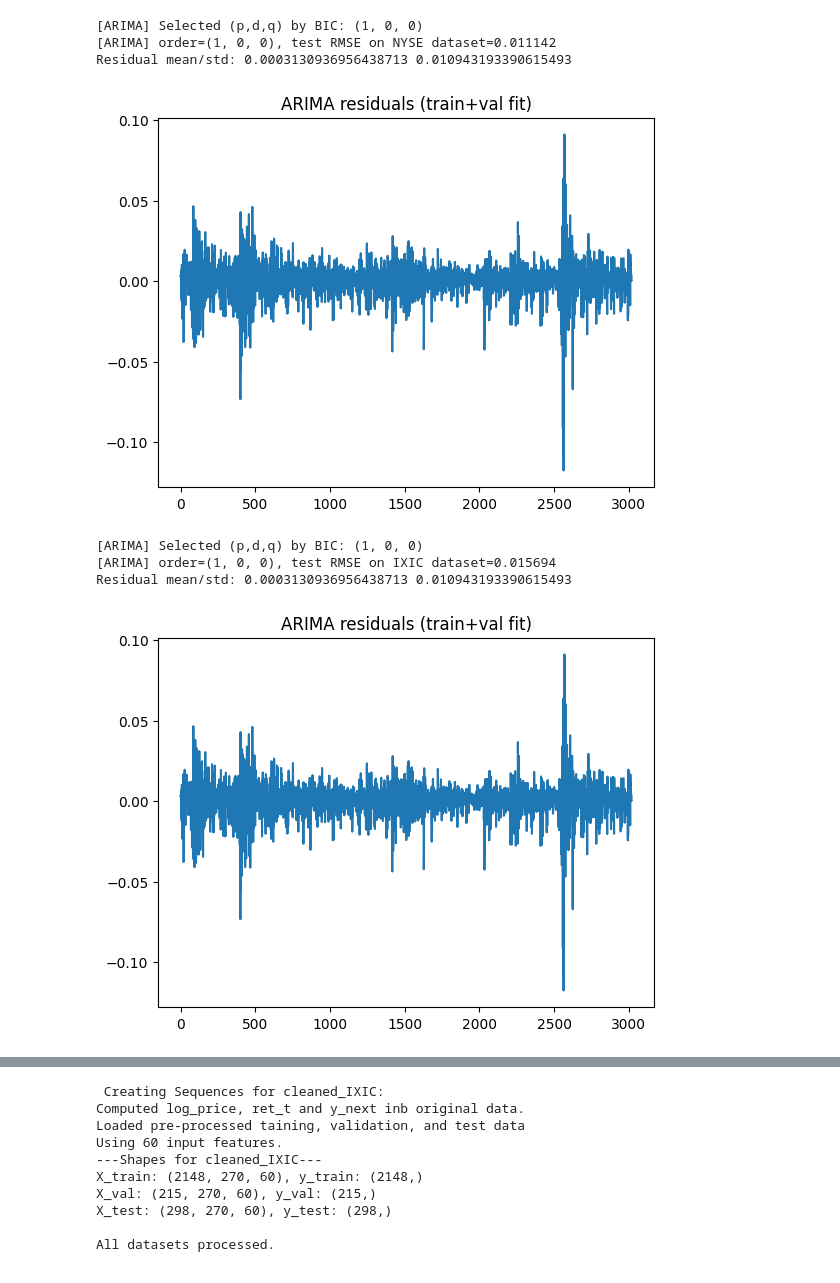
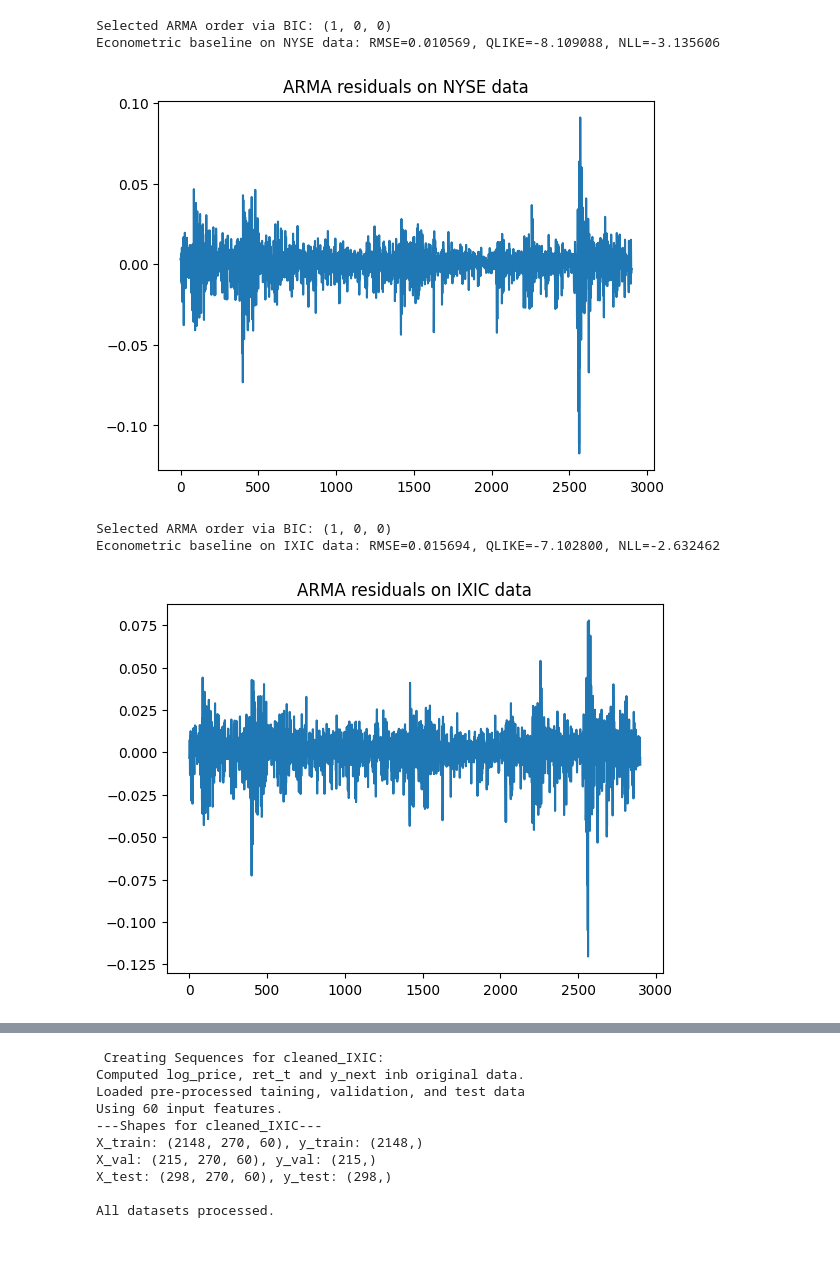
Before and after one commit to micyiucm/Prob-Mamba, a Jupyter notebook: Notebooks/experiments.ipynb, the cells around one changed output, grey strips where cells are left out. Saved outputs shown, nothing was run; the diff lists cells and outputs as text; code cells hidden in the pictures.

Commit message:
Econometrics baseline experiments complete

```diff
--- a/Notebooks/experiments.ipynb
+++ b/Notebooks/experiments.ipynb
@@ -117,31 +41,57 @@ def arima_fit_forecast(train_df, val_df, test_df, target_col='y_next',
 # %%
-# ARIMA on NYSE data
-train_df = feather.read_feather(data_dir / "cleaned_NYSE_train.arrow")
-val_df   = feather.read_feather(data_dir / "cleaned_NYSE_val.arrow")
-test_df  = feather.read_feather(data_dir / "cleaned_NYSE_test.arrow")
+# Econometric baseline on NYSE data
+train_df = feather.read_feather(data_dir / "cleaned_NYSE_train.feather")
+val_df   = feather.read_feather(data_dir / "cleaned_NYSE_val.feather")
+test_df  = feather.read_feather(data_dir / "cleaned_NYSE_test.feather")
+# 1. ARMA mean
+order, arma_rmse, mu_fc, arma_fit = arma_fit_forecast(
+    train_df, val_df, test_df, target_col='y_next', return_fit=True
+)
 
-order, rmse, fc, fit_res = arima_fit_forecast(train_df, val_df, test_df, return_fit=True)
-print(f"[ARIMA] order={order}, test RMSE on NYSE dataset={rmse:.6f}")
-print("Residual mean/std:", resid.mean(), resid.std())
-plt.plot(resid); plt.title("ARIMA residuals (train+val fit)"); plt.show()
+# 2 GARCH variance on ARMA residuals
+g_rmse, g_qlike, g_nll, mu_hat, var_hat = garch_fit_forecast(
+    train_df, val_df, test_df, target_col='y_next',
+    dist='normal', scale=100.0,
+    mu_trval=arma_fit.fittedvalues,  # train+val fitted mean
+    mu_test=mu_fc                    # test mean forecasts
+)
+
+# Results
+print(f"Econometric baseline on NYSE data: RMSE={arma_rmse:.6f}, QLIKE={g_qlike:.6f}, NLL={g_nll:.6f}")
+resid = pd.Series(arma_fit.resid, dtype="float64").dropna().reset_index(drop=True)
+plt.plot(resid.values)
+plt.title("ARMA residuals on NYSE data")
+plt.show()
 # %% [output]
-[ARIMA] Selected (p,d,q) by BIC: (1, 0, 0)
-[ARIMA] order=(1, 0, 0), test RMSE on NYSE dataset=0.011142
-Residual mean/std: 0.0003130936956438713 0.010943193390615493
+Selected ARMA order via BIC: (1, 0, 0)
+Econometric baseline on NYSE data: RMSE=0.010569, QLIKE=-8.109088, NLL=-3.135606
-[figure, old version]
+[figure, new version]
 # %%
-# ARIMA on IXIC data
-train_df = feather.read_feather(data_dir / "cleaned_IXIC_train.arrow")
-val_df   = feather.read_feather(data_dir / "cleaned_IXIC_val.arrow")
-test_df  = feather.read_feather(data_dir / "cleaned_IXIC_test.arrow")
+# Econometric baseline on IXIC data
+train_df = feather.read_feather(data_dir / "cleaned_IXIC_train.feather")
+val_df   = feather.read_feather(data_dir / "cleaned_IXIC_val.feather")
+test_df  = feather.read_feather(data_dir / "cleaned_IXIC_test.feather")
+# 1. ARMA mean
+order, arma_rmse, mu_fc, arma_fit = arma_fit_forecast(
+    train_df, val_df, test_df, target_col='y_next', return_fit=True
+)
 
-order, rmse, fc, fit_res = arima_fit_forecast(train_df, val_df, test_df, return_fit=True)
-print(f"[ARIMA] order={order}, test RMSE on IXIC dataset={rmse:.6f}")
-print("Residual mean/std:", resid.mean(), resid.std())
-plt.plot(resid); plt.title("ARIMA residuals (train+val fit)"); plt.show()
+# 2 GARCH variance on ARMA residuals
+g_rmse, g_qlike, g_nll, mu_hat, var_hat = garch_fit_forecast(
+    train_df, val_df, test_df, target_col='y_next',
+    dist='normal', scale=100.0,
+    mu_trval=arma_fit.fittedvalues,  # train+val fitted mean
+    mu_test=mu_fc                    # test mean forecasts
+)
+
+# Results
+print(f"Econometric baseline on IXIC data: RMSE={arma_rmse:.6f}, QLIKE={g_qlike:.6f}, NLL={g_nll:.6f}")
+resid = pd.Series(arma_fit.resid, dtype="float64").dropna().reset_index(drop=True)
+plt.plot(resid.values)
+plt.title("ARMA residuals on IXIC data")
+plt.show()
 # %% [output]
-[ARIMA] Selected (p,d,q) by BIC: (1, 0, 0)
-[ARIMA] order=(1, 0, 0), test RMSE on IXIC dataset=0.015694
-Residual mean/std: 0.0003130936956438713 0.010943193390615493
+Selected ARMA order via BIC: (1, 0, 0)
+Econometric baseline on IXIC data: RMSE=0.015694, QLIKE=-7.102800, NLL=-2.632462
-[figure, old version]
+[figure, new version]
 # %%
```
Also changed, not shown: parts of 12 cells of this notebook.
